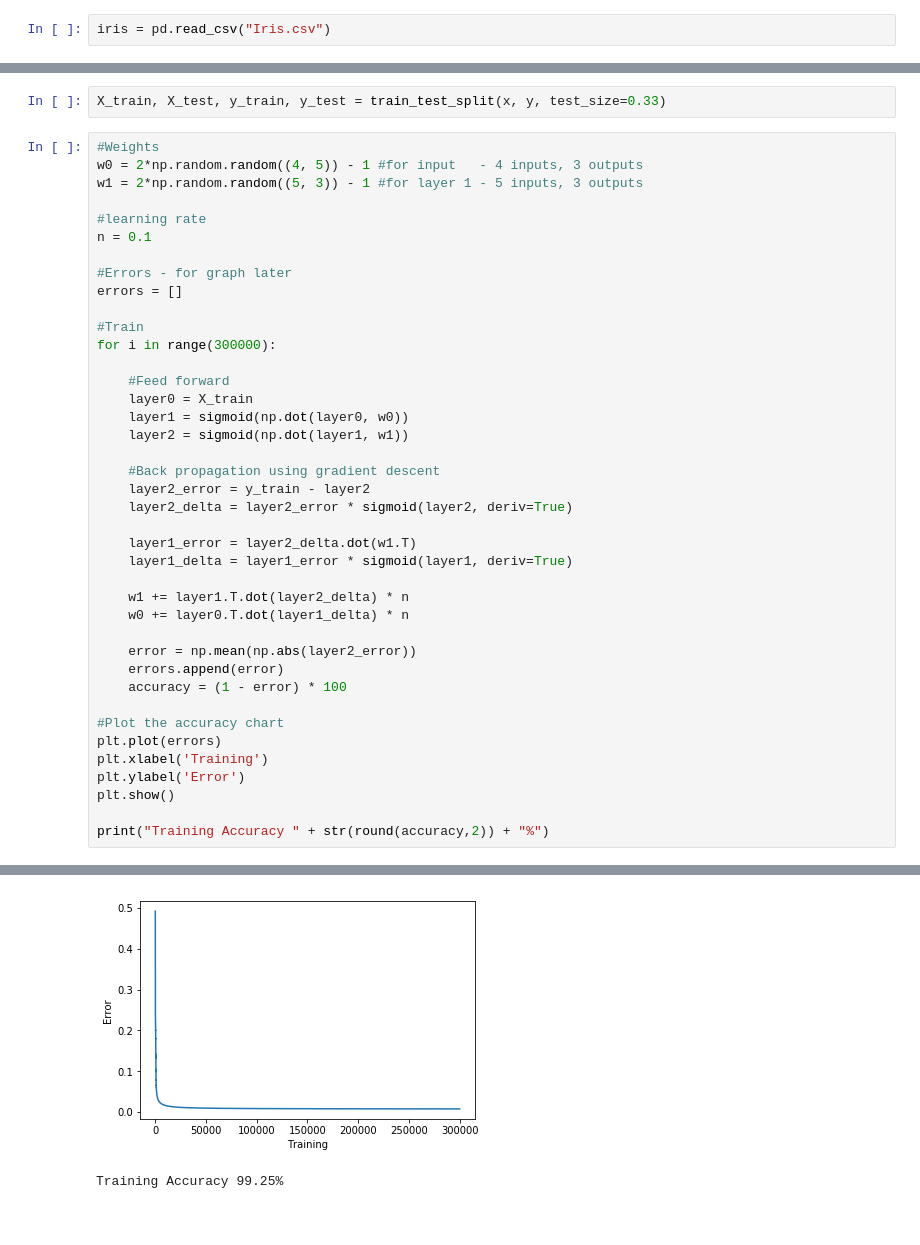
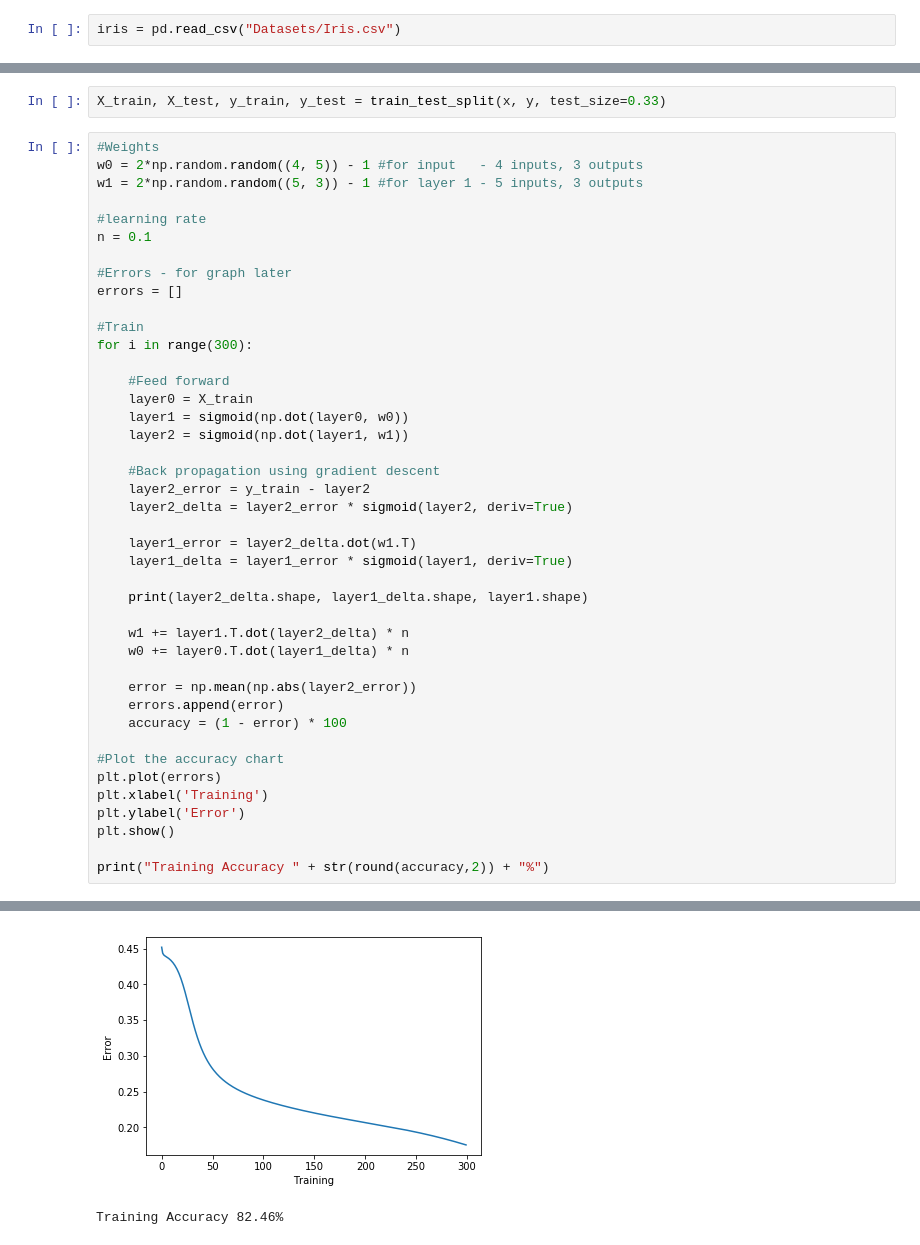
Before and after one commit to NithishB/Python-codes, a Jupyter notebook: Kaggle Numpy NN.ipynb, the cells around one changed output, grey strips where cells are left out. Drawn from its saved outputs; the diff is of its cells as text.

```diff
--- a/Kaggle Numpy NN.ipynb
+++ b/Kaggle Numpy NN.ipynb
@@ -32,7 +32,7 @@ def normalize(X, axis=-1, order=2):
     l2[l2 == 0] = 1
     return X / np.expand_dims(l2, axis)
 # %%
-iris = pd.read_csv("Iris.csv")
+iris = pd.read_csv("Datasets/Iris.csv")
 # %%
 sns.pairplot(iris.drop("Id", axis=1), hue="Species", height=2, diag_kind="kde")
 # %% [output]
@@ -66,7 +66,7 @@ n = 0.1
 errors = []
 
 #Train
-for i in range(300000):
+for i in range(300):
 
     #Feed forward
     layer0 = X_train
@@ -79,6 +79,8 @@ for i in range(300000):
 
     layer1_error = layer2_delta.dot(w1.T)
     layer1_delta = layer1_error * sigmoid(layer1, deriv=True)
+
+    print(layer2_delta.shape, layer1_delta.shape, layer1.shape)
 
     w1 += layer1.T.dot(layer2_delta) * n
     w0 += layer0.T.dot(layer1_delta) * n
@@ -98,5 +117,5 @@ print("Training Accuracy " + str(round(accuracy,2)) + "%")
-[figure, old version]
+[figure, new version]
-Training Accuracy 99.25%
+Training Accuracy 82.46%
 # %%
 #Validate
 layer0 = X_test
```
Also changed, not shown: parts of 2 cells of this notebook, 1 other file.
